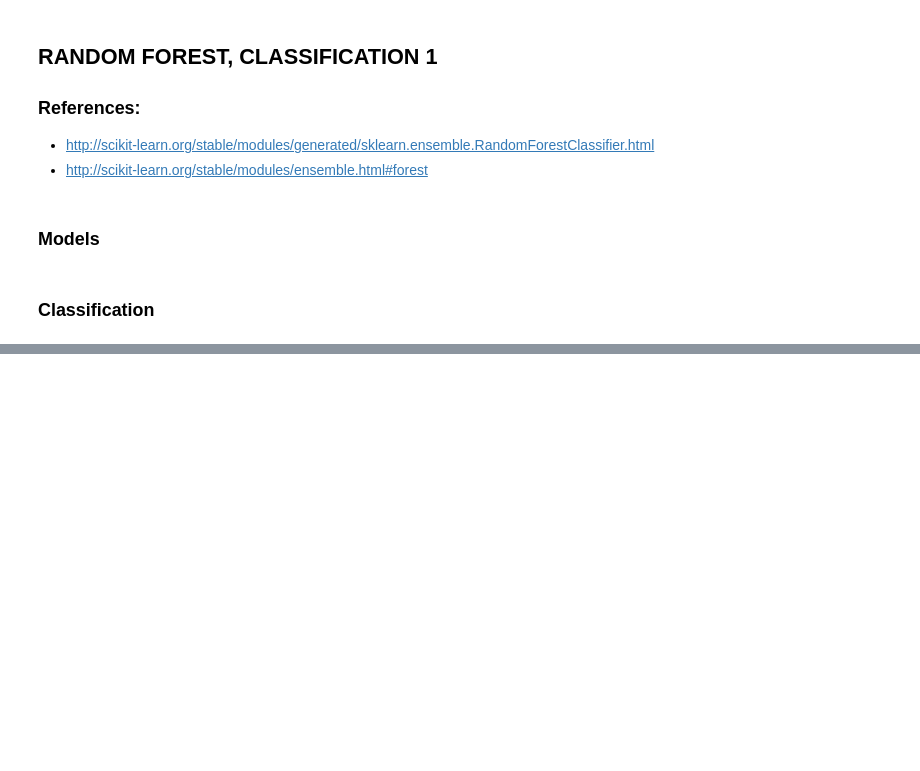
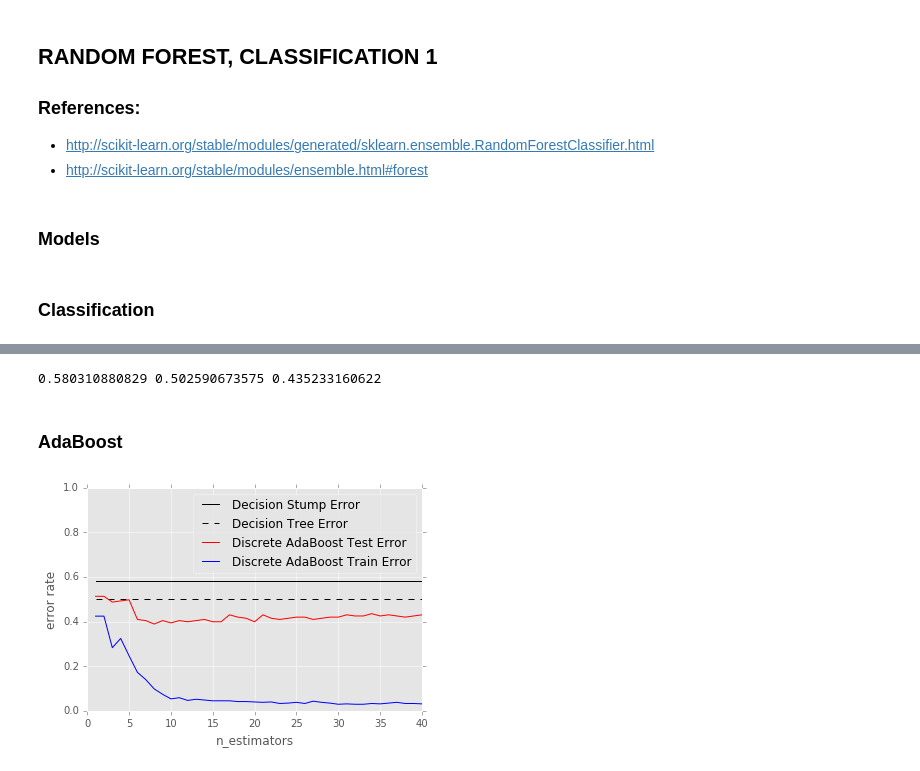
Before and after one commit to evaristoc/fCC_R3_DataAnalysis, a Jupyter notebook: scr/jupyter_files/test platform classification fccr3 project 2.ipynb, the cells around one changed output, grey strips where cells are left out. Saved outputs shown, nothing was run; the diff lists cells and outputs as text; code cells hidden in the pictures; blank space fills up the shorter version.

Commit message:
testing; decision tree + random forest + adaboost - looking at essembles, round 2

```diff
--- a/scr/jupyter_files/test platform classification fccr3 project 2.ipynb
+++ b/scr/jupyter_files/test platform classification fccr3 project 2.ipynb
@@ -749,14 +739,14 @@ from sklearn import metrics
 from sklearn.ensemble import RandomForestClassifier
 from sklearn.metrics import zero_one_loss
 # %%
-n_estimators = 25
+#n_estimators = 25
 # A learning rate of 1. may not be optimal for both SAMME and SAMME.R
-learning_rate = 1.
+#learning_rate = 1.
 
-clf_rfm_r1_stump = RandomForestClassifier(max_depth=1, min_samples_leaf=1, n_estimators=n_estimators, random_state=0)
-clf_rf_r1_stump = clf_rfm_r1_stump.fit(X_primercounts, train.category)
+clf_rfm_r2_stump = RandomForestClassifier(max_depth=1, min_samples_leaf=1, n_estimators=n_estimators, random_state=0)
+clf_rf_r2_stump = clf_rfm_r2_stump.fit(X_primercounts2, train2.category)
 
-clf_rfm_r1 = RandomForestClassifier(max_depth=15, min_samples_leaf=2, n_estimators=n_estimators, random_state=0)
-clf_rf_r1 = clf_rfm_r1.fit(X_primercounts, train.category)
+clf_rfm_r2 = RandomForestClassifier(max_depth=20, min_samples_leaf=2, n_estimators=n_estimators, random_state=0)
+clf_rf_r2 = clf_rfm_r2.fit(X_primercounts2, train2.category)
 # %% [markdown]
 ### Classification
@@ -781,0 +823,63 @@ print(clf_rf_r1_stump_err,clf_rf_r1_err)
+# %%
+#X_test2counts_stump = count_vect_r2.transform(test2.alltext)
+clf_rf_r2_stump_err = 1.0 - clf_rf_r2_stump.score(X_test2counts_stump, test2.category)
+#X_test2count = count_vect_r2.transform(test2.alltext)
+clf_rf_r2_err = 1.0 - clf_rf_r2.score(X_test2counts, test2.category)
+
+clf_rf_r2_bc_err = 1.0 - clf_rf_r2.score(X_test2counts, best_categories)
+# %%
+print(clf_rf_r2_stump_err,clf_rf_r2_err, clf_rf_r2_bc_err)
+# %% [output]
+0.580310880829 0.502590673575 0.435233160622
+# %% [markdown]
+### AdaBoost
+# %%
+n_estimators = 40
+# A learning rate of 1. may not be optimal for both SAMME and SAMME.R
+learning_rate = .2
+
+
+#IMPORTANT... https://stackoverflow.com/questions/33110973/pass-a-dict-to-scikit-learn-estimator
+#clf_dtm_r2.set_params(**clf.best_params_)
+#clf_dt_r2 = clf_dtm_r2.fit(X_primercounts2, train2.category)
+
+ada_discrete = AdaBoostClassifier(
+    base_estimator = clf_rf_r2,
+    learning_rate=learning_rate,
+    n_estimators=n_estimators,
+    algorithm="SAMME")
+ada_discrete.fit(X_primercounts2, train2.category)
+
+fig = plt.figure()
+ax = fig.add_subplot(111)
+
+ax.plot([1, n_estimators], [clf_rf_r2_stump_err] * 2, 'k-',
+        label='Decision Stump Error')
+ax.plot([1, n_estimators], [clf_rf_r2_err] * 2, 'k--',
+        label='Decision Tree Error')
+
+ada_discrete_err = numpy.zeros((n_estimators,))
+for i, y_pred in enumerate(ada_discrete.staged_predict(X_test2counts)):
+    ada_discrete_err[i] = zero_one_loss(y_pred, test2.category)
+
+ada_discrete_err_train = numpy.zeros((n_estimators,))
+for i, y_pred in enumerate(ada_discrete.staged_predict(X_primercounts2)):
+    ada_discrete_err_train[i] = zero_one_loss(y_pred, train2.category)
+
+ax.plot(numpy.arange(n_estimators) + 1, ada_discrete_err,
+        label='Discrete AdaBoost Test Error',
+        color='red')
+ax.plot(numpy.arange(n_estimators) + 1, ada_discrete_err_train,
+        label='Discrete AdaBoost Train Error',
+        color='blue')
+
+ax.set_ylim((0.0, 1.0))
+ax.set_xlabel('n_estimators')
+ax.set_ylabel('error rate')
+
+leg = ax.legend(loc='upper right', fancybox=True)
+leg.get_frame().set_alpha(0.7)
+
+plt.show()
+# %% [output]
+[figure, added]
```
Also changed, not shown: parts of 25 cells of this notebook, 1 other file.
